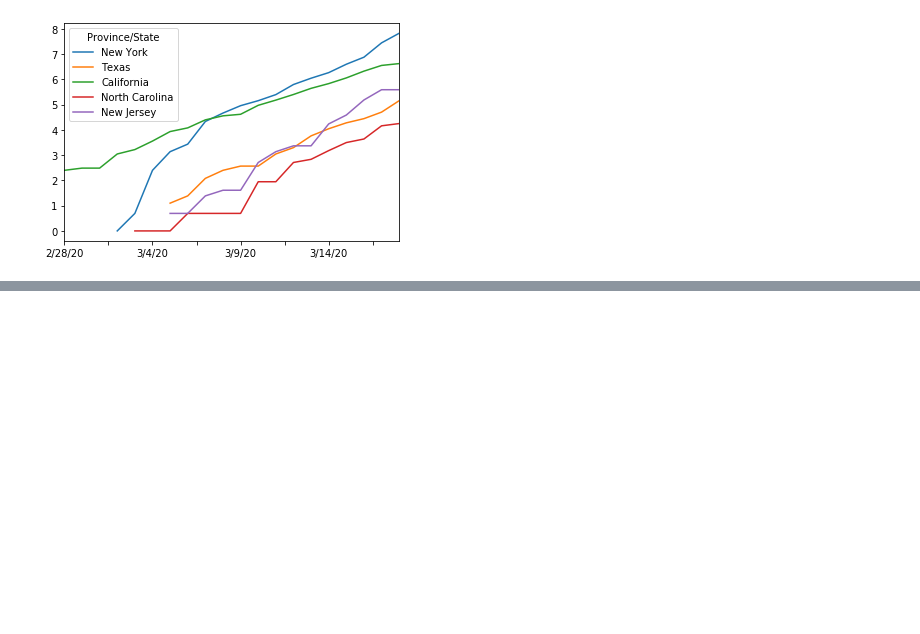
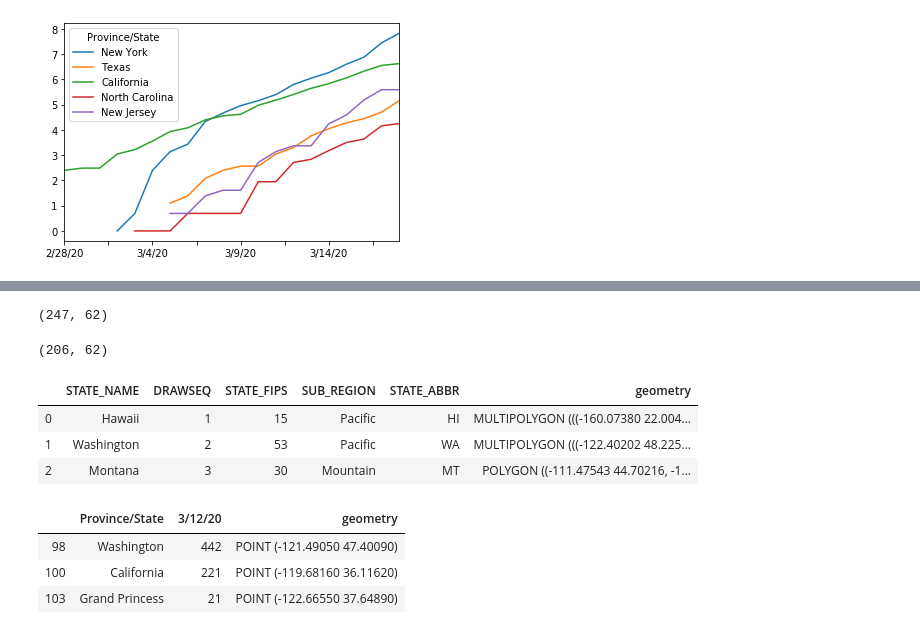
Before and after one commit to dougfoo/machineLearning, a Jupyter notebook: covid/COVID-Analysis-2.ipynb, the cells around one changed output, grey strips where cells are left out. Cells and saved outputs as stored; diff of their text form; code cells hidden in the pictures; blank space fills up the shorter version.

```diff
--- a/covid/COVID-Analysis-2.ipynb
+++ b/covid/COVID-Analysis-2.ipynb
@@ -205,0 +216,34 @@ confirmed_st[['New York','Texas','California','North Carolina','New Jersey']].ap
+# %%
+import geopandas as gpd
+from shapely.geometry import Point, Polygon
+import matplotlib.pyplot as plt
+import pandas as pd
+%matplotlib inline
+
+usa = gpd.read_file('maps/states.shp')
+
+display(confirmed_us.shape)
+confirmed_us2 = confirmed_us
+confirmed_us2 = confirmed_us2[confirmed_us2['Long'] > -130]  # exclude hawaii
+confirmed_us2 = confirmed_us2[confirmed_us2['Long'] < -75]   # up to new york
+confirmed_us2 = confirmed_us2[confirmed_us2['Lat'] < 50]  # below canada
+confirmed_us2 = confirmed_us2[confirmed_us2['Lat'] > 22]  # above texas
+display(confirmed_us2.shape)
+
+geometry = [Point(xy) for xy in zip(confirmed_us2["Long"],confirmed_us2["Lat"]) ]
+geo_df = gpd.GeoDataFrame(confirmed_us2,crs={"init": "epsg:4326"},geometry=geometry)
+geo_df = geo_df[['Province/State','3/12/20','geometry']]
+
+display(usa[0:3])
+display(geo_df[0:3])
+# %% [output]
+(247, 62)
+(206, 62)
+|  | STATE_NAME | DRAWSEQ | STATE_FIPS | SUB_REGION | STATE_ABBR | geometry |
+| 0 | Hawaii | 1 | 15 | Pacific | HI | MULTIPOLYGON (((-160.07380 22.004... |
+| 1 | Washington | 2 | 53 | Pacific | WA | MULTIPOLYGON (((-122.40202 48.225... |
+| 2 | Montana | 3 | 30 | Mountain | MT | POLYGON ((-111.47543 44.70216, -1... |
+|  | Province/State | 3/12/20 | geometry |
+| 98 | Washington | 442 | POINT (-121.49050 47.40090) |
+| 100 | California | 221 | POINT (-119.68160 36.11620) |
+| 103 | Grand Princess | 21 | POINT (-122.66550 37.64890) |
```
Also changed, not shown: parts of 2 cells of this notebook.
